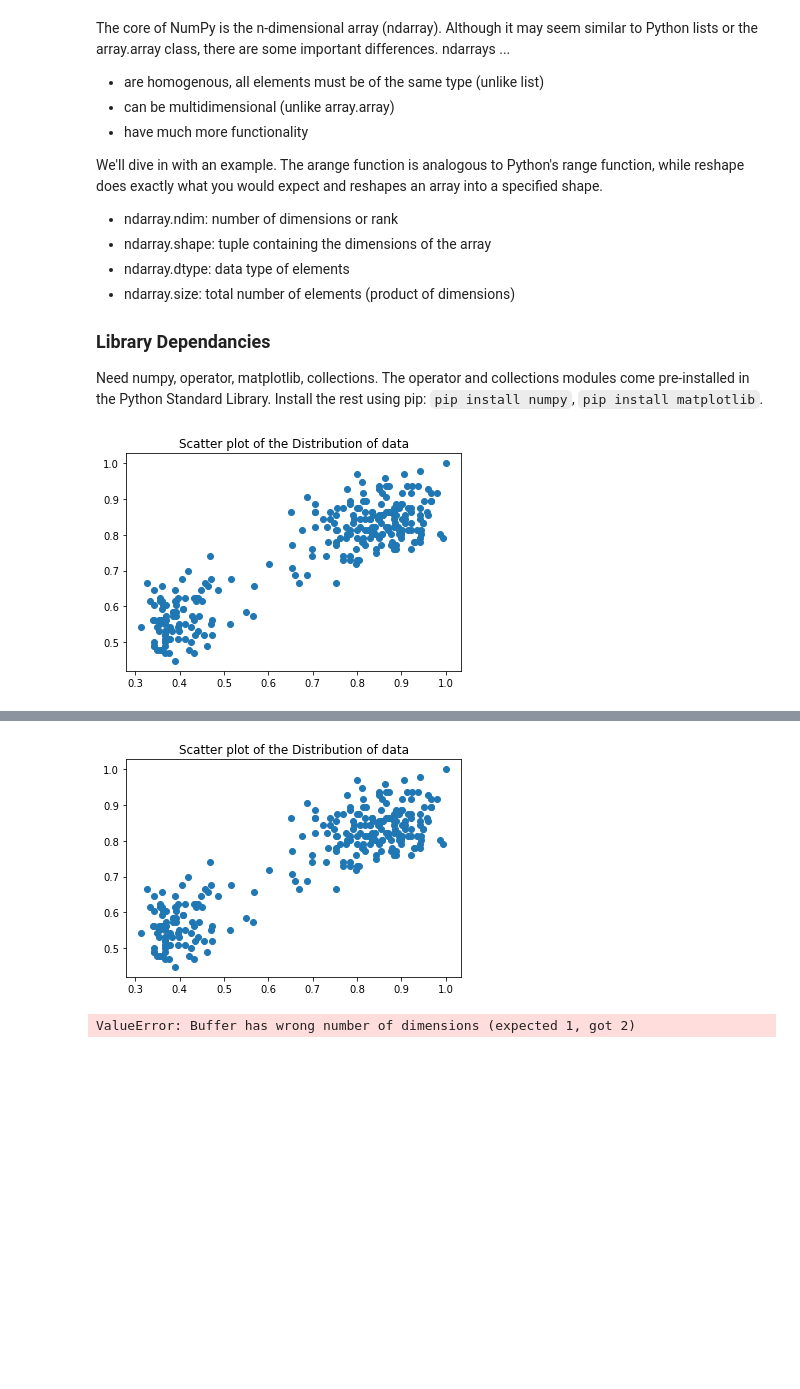
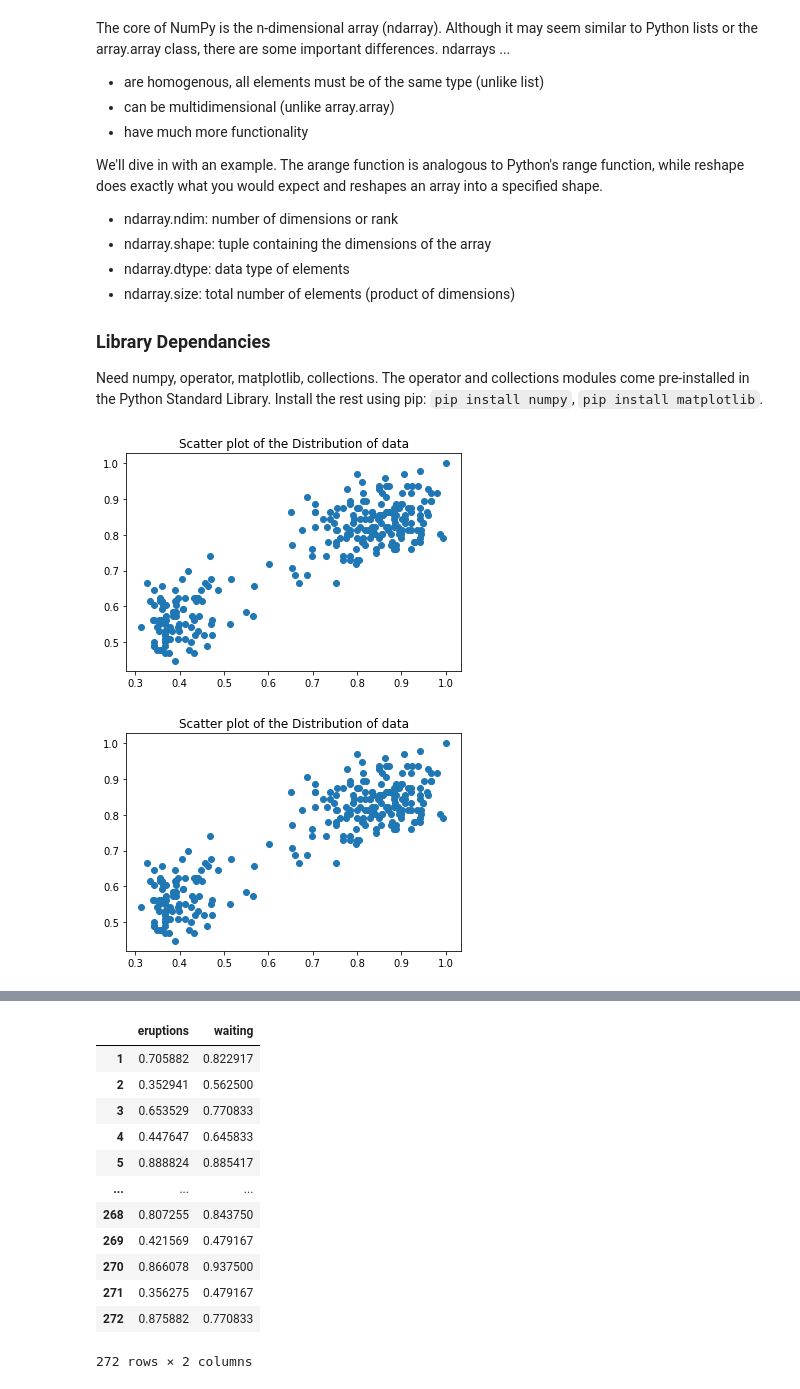
Before and after one commit to Dybton/k-means-clustering, a Jupyter notebook: k-means-clustering.ipynb, the cells around one changed output, grey strips where cells are left out. Saved outputs shown, nothing was run; the diff lists cells and outputs as text; code cells hidden in the pictures; blank space fills up the shorter version.

Commit message:
Found the index

```diff
--- a/k-means-clustering.ipynb
+++ b/k-means-clustering.ipynb
@@ -27,7 +27,7 @@ from csv import reader
 import matplotlib.pyplot as plt
 # %%
 from cmath import sqrt
-from math import exp
+from math import dist, exp
 
 df = pd.read_csv('geyserData.csv') # Read in data as dataframe
 df = df.reset_index(drop=True) # Remove the index from the file
@@ -39,15 +39,15 @@ plt.title('Scatter plot of the Distribution of data')   #
 plt.scatter(df['eruptions'],df['waiting'])              # Visualizing the distribution
 plt.show()
 
-df = pd.read_csv (r'/Users/jakobtolstrup/Desktop/Areas/SD/Data Mining/Exercises 5/geyserData.csv', delimiter=',')
+df = pd.read_csv (r'/Users/jakobtolstrup/Desktop/Areas/SD/Data Mining/Exercises 5/k-means-clustering/geyserData.csv', delimiter=',')
 
-with open('/Users/jakobtolstrup/Desktop/Areas/SD/Data Mining/Exercises 5/geyserData.csv', 'r') as read_obj:
+with open('/Users/jakobtolstrup/Desktop/Areas/SD/Data Mining/Exercises 5/k-means-clustering/geyserData.csv', 'r') as read_obj:
     # pass the file object to reader() to get the reader object
     csv_reader = reader(read_obj)
     # Get all rows of csv from csv_reader object as list of tuples
     list_of_tuples = list(map(tuple, csv_reader))
     # display all rows of csv
-    print("list_of_tuples ", list_of_tuples)
+    #print("list_of_tuples ", list_of_tuples)
 
 
 dfm1 = df["eruptions"].mean()
@@ -56,8 +56,8 @@ dfm2 = df["waiting"].mean()
 dfsd1 = df["eruptions"].std()
 dfsd2 = df["waiting"].std()
 
-print("dfsd1 ", dfsd1)
-print("dfsd2 ", dfsd2)
+# print("dfsd1 ", dfsd1)
+# print("dfsd2 ", dfsd2)
 
 
 df['eruptions'] = df['eruptions'] / max(df['eruptions']) # Normalize eruptions
@@ -97,29 +97,55 @@ def initializeMeans(df):
 initializeMeans(df)
 
 
-
 def euclideanDist(df,pointIDX,mean1,mean2):
 
+    # What we basically want to do, is to take the dataframe, take some point, and then compare the point to the two means that we also take.
+    # We want to see which is closest to them. The one that is closest is assigned 2 and the one that is farest away is assigned 1
+    # Return the dataframe where the class of the
+
+    """
+    Take the index of the point in the dataframe you want to calculate the
+    distance from and calculate the euclidean distance to both means.
+
+    return a pandas dataframe (or pandas series) with the closest mean assigned to column 'class' given the pointIDX
+    """
+
+    # We seperate the values from our inputs into seperate points
     mp1, mp2 = mean1
     mq1, mq2 = mean2
     pp1, pp2 = pointIDX
 
-    point = df.iloc[[pointIDX]].squeeze()
+    # We calculate the distance between the points and the
+    dist1 = sqrt((mp1-pp1)**2 + (mp2+pp2)**2).real
+    dist2 = sqrt((mq1-pp1)**2 + (mq2+pp2)**2).real
 
-    # here we take out class label
+    #Here we get the index of our point
 
-    pp1, pp2, c = point
+    print("This is the DF ______ ")
+    print(df)
+    print("___________ ")
+
+    print("This is the Point ______ ")
+    print(pointIDX)
+    print(pointIDX.eruptions)
+    print(pointIDX.waiting)
+    print("___________ ")
 
 
+    # eruptions =  xxxx
 
-    dist1 = sqrt((mp1-pp1)**2 + (mp2+pp2)**2)
-    dist2 = sqrt((mq1-pp1)**2 + (mq2+pp2)**2)
 
-    # Which cluster is closest to point
-    if(dist1 > dist2):
-        df.iat[point, 2] = 1
-    else:
-        df.iat[point, 2] = 2
+    # print("df.index[pointIDX]")
+    # df.index[pointIDX]
+
+    #find the index of the point in the data
+
+
+    # # Which cluster is closest to point
+    # if(dist1 > dist2):
+    #     df.iat[point, 2] = 1
+    # else:
+    #     df.iat[point, 2] = 2
 
     return df # here we return the same dataframe
 
@@ -131,7 +157,7 @@ m1, m2 = initializeMeans(df)
 # print("m1 ", m1)
 # print("m2 ", m2)
 
-#print(euclideanDist(df,testPoint, m1, m2))
+euclideanDist(df,testPoint, m1, m2)
 
     # Next we update means.
 
@@ -153,3 +179,4 @@ m1, m2 = initializeMeans(df)
     # """
 # %% [output]
 [figure]
+[figure]
@@ -159,2 +200,13 @@ dfsd2  13.594973789999393
-[figure]
+|  | eruptions | waiting |
+| 1 | 0.705882 | 0.822917 |
+| 2 | 0.352941 | 0.562500 |
+| 3 | 0.653529 | 0.770833 |
+| 4 | 0.447647 | 0.645833 |
+| 5 | 0.888824 | 0.885417 |
+| ... | ... | ... |
+| 268 | 0.807255 | 0.843750 |
+| 269 | 0.421569 | 0.479167 |
+| 270 | 0.866078 | 0.937500 |
+| 271 | 0.356275 | 0.479167 |
+| 272 | 0.875882 | 0.770833 |
-ValueError: Buffer has wrong number of dimensions (expected 1, got 2)
+272 rows × 2 columns
```
Also changed, not shown: parts of 2 cells of this notebook, 1 other file.
